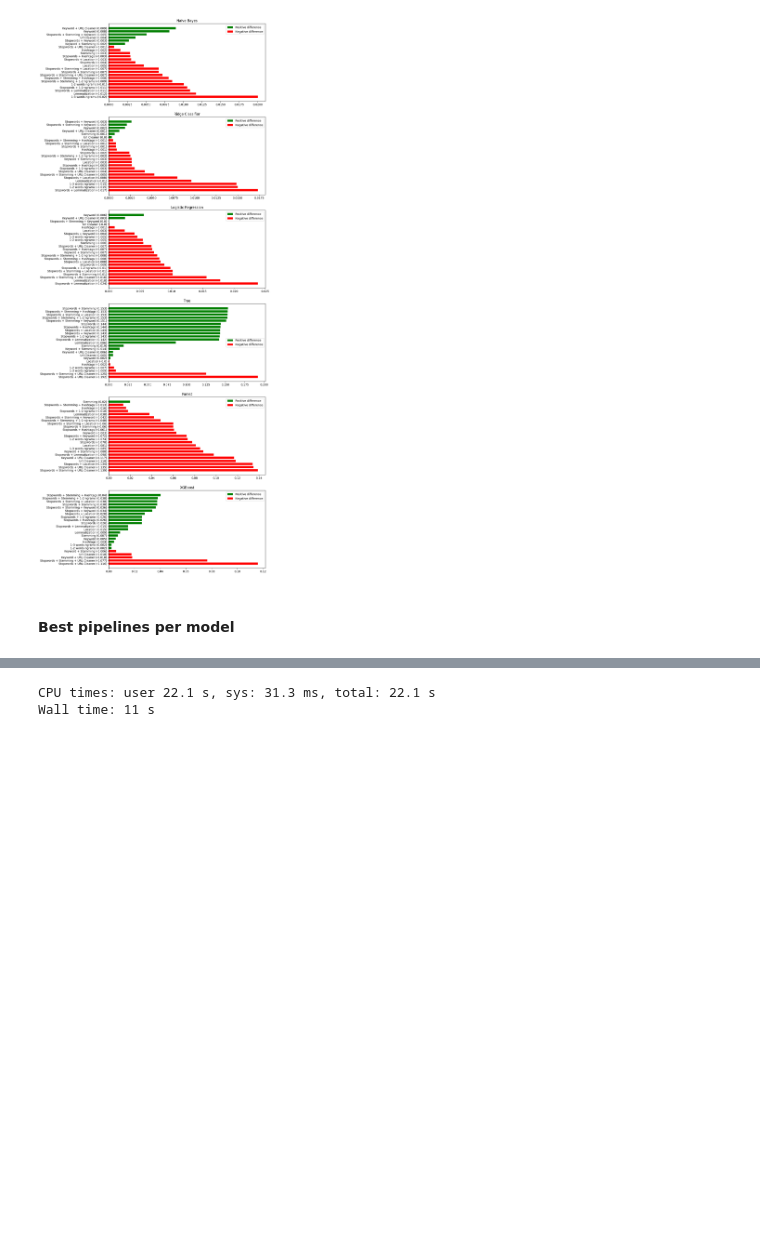
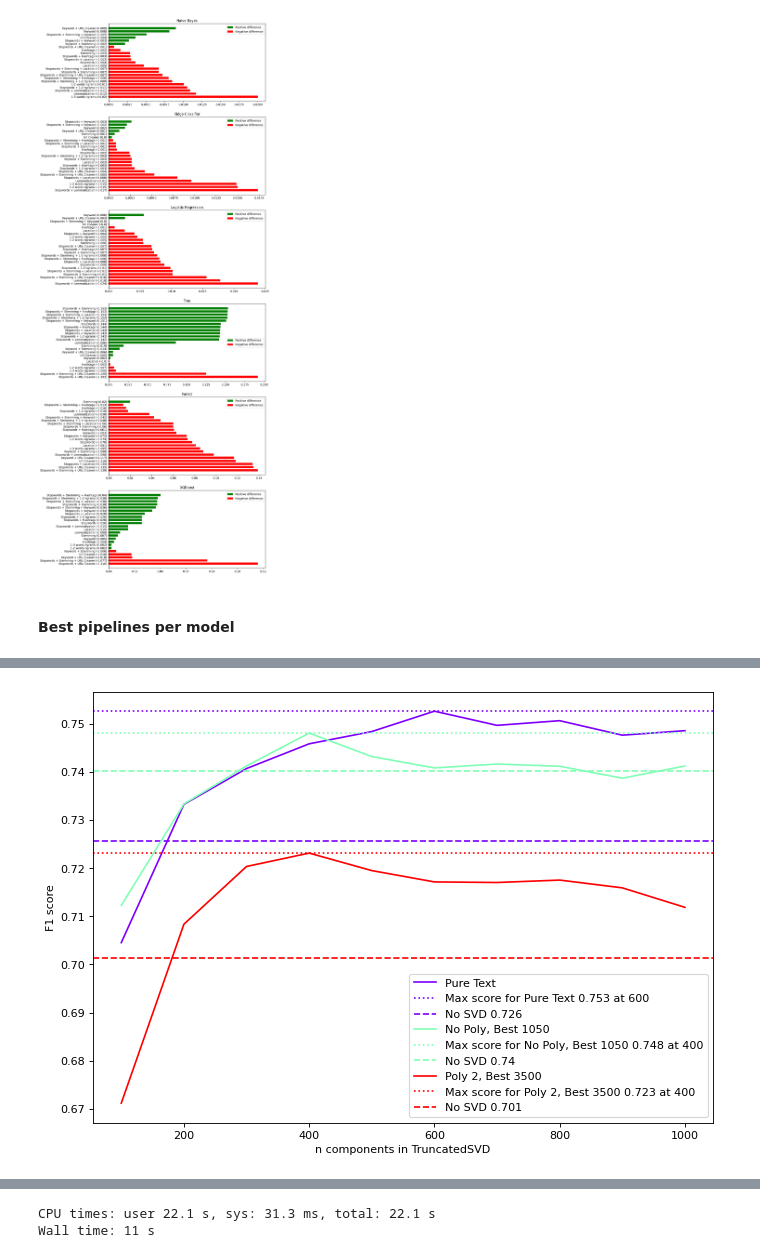
Before and after one commit to illyge/ml-zoomcamp-midterm-project, a Jupyter notebook: twitter_disasters.ipynb, the cells around one changed output, grey strips where cells are left out. Saved outputs shown, nothing was run; the diff lists cells and outputs as text; code cells hidden in the pictures; blank space fills up the shorter version.

```diff
--- a/twitter_disasters.ipynb
+++ b/twitter_disasters.ipynb
@@ -791,0 +990,26 @@ pd.concat((simple_comparison_df, best_preparation_df))
+# %%
+def plot_svd__range_results(results):
+    figure(figsize=(10, 7), dpi=80)
+    color = iter(cm.rainbow(np.linspace(0, 1, len(results))))
+
+    for label, labeled_results in results.items():
+        c = next(color)
+
+        range_results = labeled_results['range'].cv_results_
+        no_svd_results = labeled_results['no_svd'].cv_results_
+
+        svd_n_range = range_results['param_svd__n_components'].data
+        scores = range_results['mean_test_score']
+
+
+        no_svd_score = no_svd_results['mean_test_score'][0]
+
+        plt.plot(svd_n_range, scores, label=label, color=c)
+        max_score = max(zip(svd_n_range, scores), key=lambda x:x[1])
+
+        plt.axhline(y = max_score[1], color = c, linestyle = ':', label=f"Max score for {label} {round(max_score[1], 3)} at {max_score[0]}")
+        plt.axhline(y = no_svd_score, color = c, linestyle = '--', label=f"No SVD {round(no_svd_score, 3)}")
+
+    plt.xlabel('n components in TruncatedSVD')
+    plt.ylabel('F1 score')
+    plt.legend()
@@ -791,0 +1042,11 @@ pd.concat((simple_comparison_df, best_preparation_df))
+# %%
+%%time
+svd_range_results_rc = svd_n_range_scores(complete_pipeline,
+                                          np.linspace(100, 1000, 10, dtype=int),
+                                          no_poly_k=1050,
+                                          poly_2_k=3500,
+                                          defaults={
+                                              'url_cleaner': [None],
+                                              'vectorizer__text_c_vect__stop_words': [stopwords_english],
+                                              'classifier': [model_rc]
+                                          })
@@ -791,0 +1065,4 @@ pd.concat((simple_comparison_df, best_preparation_df))
+# %%
+plot_svd__range_results(svd_range_results_rc)
+# %% [output]
+[figure, added]
```
Also changed, not shown: parts of 53 cells of this notebook, 1 other file.
